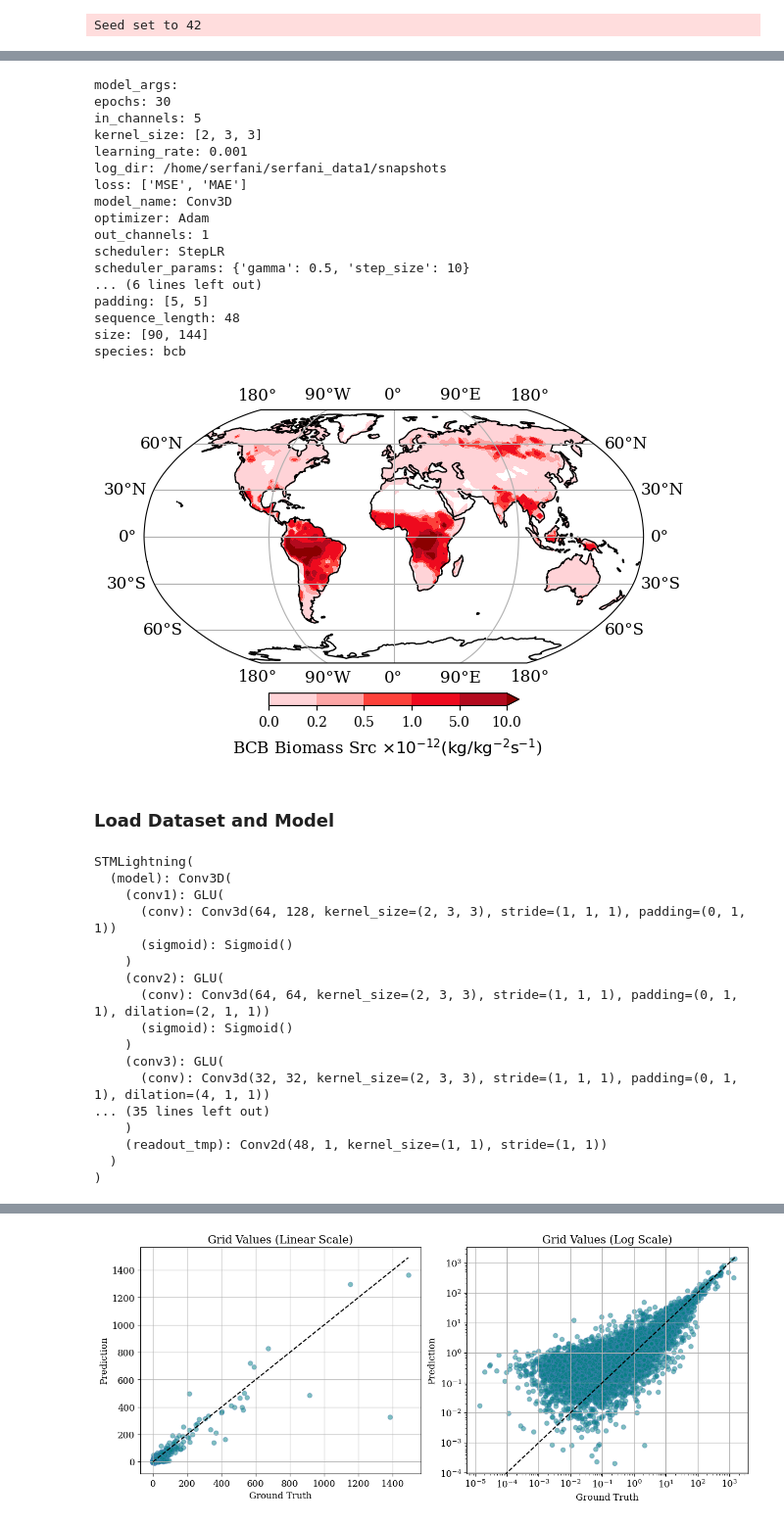
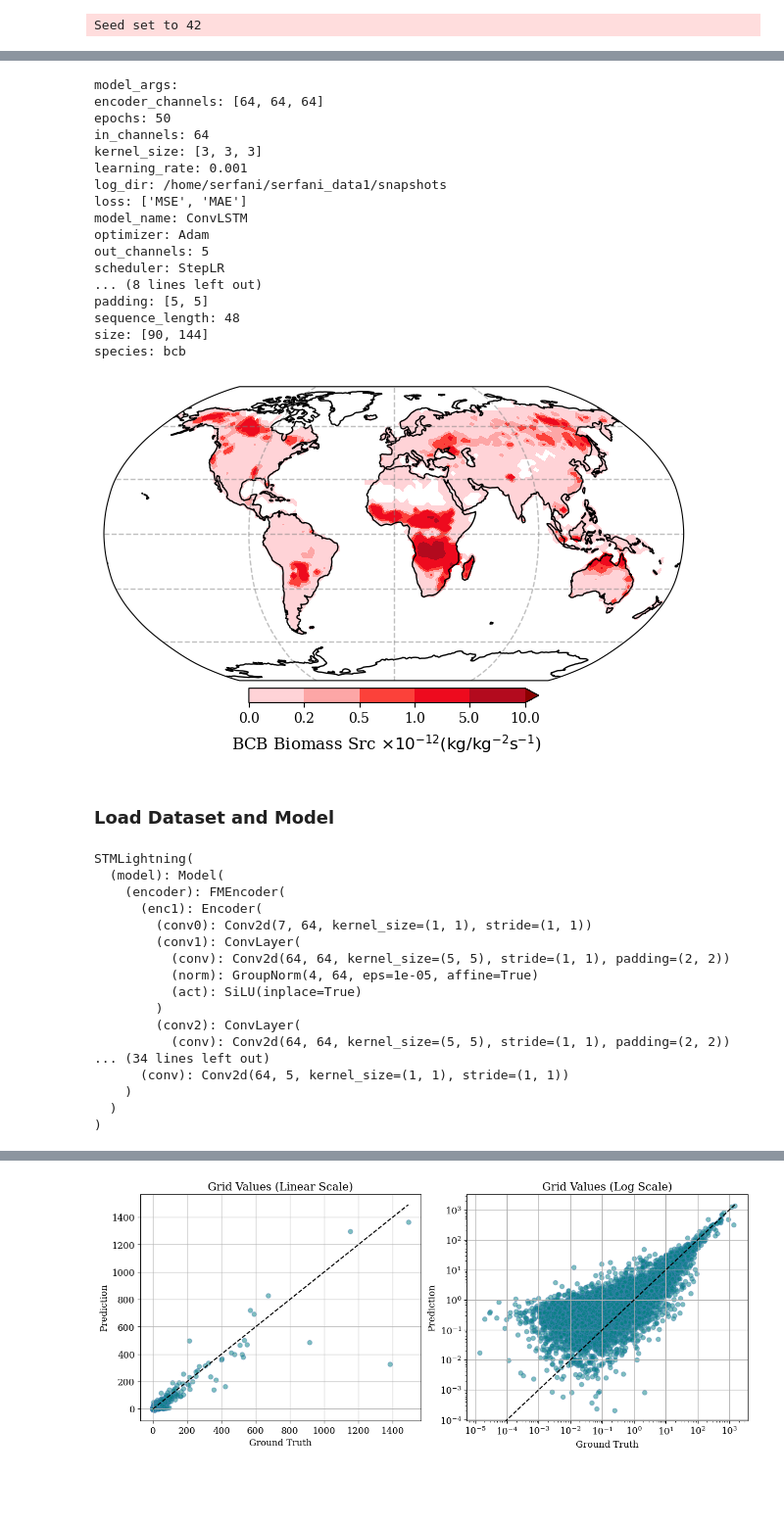
Before and after one commit to smhassanerfani/nasa-niswan, a Jupyter notebook: test.ipynb, the cells around one changed output, grey strips where cells are left out. Shown at 98% size. Saved outputs shown, nothing was run; the diff lists cells and outputs as text; code cells hidden in the pictures; blank space fills up the shorter version.

```diff
--- a/test.ipynb
+++ b/test.ipynb
@@ -68,8 +74,8 @@ for idx, model in enumerate(sorted_contents):
 # %%
-model_index = 2
+model_index = 8
 model_name  = sorted_contents[model_index]
 
-save_figure = True
+save_figure = False
 
 # Read the YAML/CKPT files
 snapshot_dir = os.path.join(models_path_root, model_name)
@@ -90,83 +96,66 @@ for cat in ['model_args', 'data_args']:
     print()
 # %% [output]
 model_args:
-epochs: 30
-in_channels: 5
-kernel_size: [2, 3, 3]
+encoder_channels: [64, 64, 64]
+epochs: 50
+in_channels: 64
+kernel_size: [3, 3, 3]
 learning_rate: 0.001
 log_dir: /home/serfani/serfani_data1/snapshots
 loss: ['MSE', 'MAE']
-model_name: Conv3D
+model_name: ConvLSTM
 optimizer: Adam
-out_channels: 1
+out_channels: 5
 scheduler: StepLR
-scheduler_params: {'gamma': 0.5, 'step_size': 10}
-... (6 lines left out)
+... (8 lines left out)
 padding: [5, 5]
 sequence_length: 48
 size: [90, 144]
 species: bcb
 # %%
-for root, dirs, files in os.walk('/home/serfani/serfani_data1/E33OMA'):
+for root, dirs, files in os.walk('/home/serfani/serfani_data1/E3OMA1850'):
 
     sorted_files = sorted(files)
-    list4 = [os.path.join(root, file) for file in sorted_files if file.split(".")[1] == 'tNDaijh1E33oma_ai'] # Clay-BCB Src (time, lat, lon)
+    list5 = [os.path.join(root, file) for file in sorted_files if file.split(".")[1] == 'tNDaijh1E3oma']  # Clay_emission, BCB_biomass_src, OCB_biomass_src (time, lat, lon)
 
-ds4  = xr.open_mfdataset(list4[365:])
+ds5  = xr.open_mfdataset(list5[-219:])
 # %%
 fig, ax = plt.subplots(ncols=1, nrows=1, figsize=(6, 4), subplot_kw={'projection': ccrs.Robinson()}, constrained_layout=True)
 
 # Create a meshgrid for longitude and latitude
-lon, lat = np.meshgrid(ds4['lon'], ds4['lat'])
+lon, lat = np.meshgrid(ds5['lon'], ds5['lat'])
 
-data = ds4['BCB_biomass_src'].mean(dim='time')
+data = ds5['BCB_biomass_src'].mean(dim='time')
 data = np.where(data <= 0.0, np.nan, data)
 ax.coastlines()
-
-# # Define stepwise colors and corresponding boundaries
-# colors = plt.cm.Oranges(np.linspace(0, 1, 5))  # Adjust colors as needed
-# colors[0] = [1, 1, 1, 1]  # Set the first color to white
-# bounds = np.linspace(0, 1, 6)  # Define boundaries
-
-# # Create a colormap and normalization
-# cmap = mcolors.ListedColormap(colors)
-# norm = mcolors.BoundaryNorm(bounds, cmap.N)
-
-# Plot the data using pcolormesh, which works better with projections
-# im = ax.pcolormesh(
-#     lon, lat, data,
-#     transform=ccrs.PlateCarree(),
-#     cmap='gist_heat_r',
-#     vmin=0, vmax=1.0
-# )
 
 colors = [(0.0, 'mistyrose'), (0.025, 'pink'), (0.05, 'salmon'), (0.1, 'red'), (0.5, 'crimson'), (1.0, 'darkred')]
 cmap = mcolors.LinearSegmentedColormap.from_list('custom_cmap', colors, N=256)
 
 im = ax.contourf(
     lon, lat, data,
     transform=ccrs.PlateCarree(),
     levels=[0, 0.25, 0.5, 1.0, 5.0, 10],
     cmap=cmap, extend='max'
 )
 
-gl = ax.gridlines(crs=ccrs.PlateCarree(), draw_labels=True)
+gl = ax.gridlines(crs=ccrs.PlateCarree(), draw_labels=False, linewidth=1, color='gray', alpha=0.5, linestyle='--')
 gl.xlocator = mticker.FixedLocator([-180, -90, 0, 90, 180])
 
 
 # Add an individual colorbar for each subplot
 cbar = plt.colorbar(im, ax=ax, orientation='horizontal', pad=0.02, shrink=0.5)
 cbar.set_label(r'BCB Biomass Src $ \times 10^{-12} (\mathrm{kg} / \mathrm{kg}^{-2} \mathrm{s}^{-1}$)', rotation=0, labelpad=5, fontsize=12)
 cbar.ax.tick_params(labelsize=10)  # Adjust the font size here
 cbar.ax.xaxis.set_major_formatter(mticker.FormatStrFormatter('%.1f'))
 
 
 if save_figure:
     plt.savefig(os.path.join(snapshot_dir, '00-source.png'))
 
 plt.show()
 # %% [output]
-[figure, old version]
+[figure, new version]
 # %% [markdown]
 ### Load Dataset and Model
 # %%
@@ -185,20 +170,20 @@ net = STMLightning.load_from_checkpoint(
 net.eval()
 # %% [output]
 STMLightning(
-  (model): Conv3D(
-    (conv1): GLU(
-      (conv): Conv3d(64, 128, kernel_size=(2, 3, 3), stride=(1, 1, 1), padding=(0, 1, 1))
-      (sigmoid): Sigmoid()
+  (model): Model(
+    (encoder): FMEncoder(
+      (enc1): Encoder(
+        (conv0): Conv2d(7, 64, kernel_size=(1, 1), stride=(1, 1))
+        (conv1): ConvLayer(
+          (conv): Conv2d(64, 64, kernel_size=(5, 5), stride=(1, 1), padding=(2, 2))
+          (norm): GroupNorm(4, 64, eps=1e-05, affine=True)
+          (act): SiLU(inplace=True)
+        )
+        (conv2): ConvLayer(
+          (conv): Conv2d(64, 64, kernel_size=(5, 5), stride=(1, 1), padding=(2, 2))
+... (34 lines left out)
+      (conv): Conv2d(64, 5, kernel_size=(1, 1), stride=(1, 1))
     )
-    (conv2): GLU(
-      (conv): Conv3d(64, 64, kernel_size=(2, 3, 3), stride=(1, 1, 1), padding=(0, 1, 1), dilation=(2, 1, 1))
-      (sigmoid): Sigmoid()
-    )
-    (conv3): GLU(
-      (conv): Conv3d(32, 32, kernel_size=(2, 3, 3), stride=(1, 1, 1), padding=(0, 1, 1), dilation=(4, 1, 1))
-... (35 lines left out)
-    )
-    (readout_tmp): Conv2d(48, 1, kernel_size=(1, 1), stride=(1, 1))
   )
 )
 # %%
```
Also changed, not shown: parts of 25 cells of this notebook.
